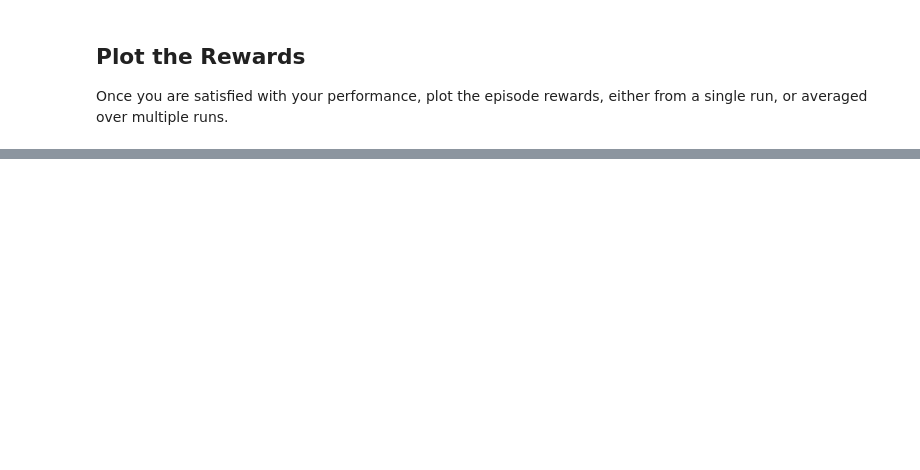
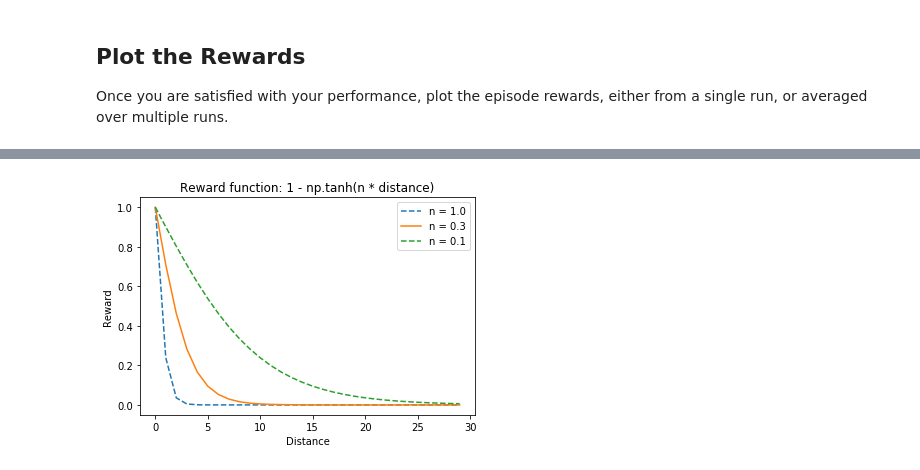
Before and after one commit to PacoHobi/machine-learning, a Jupyter notebook: projects/quadcopter/Quadcopter_Project.ipynb, the cells around one changed output, grey strips where cells are left out. Saved outputs shown, nothing was run; the diff lists cells and outputs as text; code cells hidden in the pictures; blank space fills up the shorter version.

```diff
--- a/projects/quadcopter/Quadcopter_Project.ipynb
+++ b/projects/quadcopter/Quadcopter_Project.ipynb
@@ -404,16 +359,19 @@ For the state of `[x, y, z]` I tried many iterations of the reward function, I'l
 # %%
 x = list(range(30))
 y1 = [1 - np.tanh(distance) for distance in range(30)]
 y2 = [1 - np.tanh(.3 * distance) for distance in range(30)]
 y3 = [1 - np.tanh(.1 * distance) for distance in range(30)]
 
 plt.rcParams['figure.figsize'] = [6, 4]
 plt.plot(x, y1, '--', label='n = 1.0')
 plt.plot(x, y2, '-',  label='n = 0.3')
 plt.plot(x, y3, '--', label='n = 0.1')
-plt.title('Reward function')
+plt.title('Reward function: 1 - np.tanh(n * distance)')
 plt.ylabel('Reward')
-plt.xlabel('Distance');
+plt.xlabel('Distance')
+plt.legend();
+# %% [output]
+[figure, added]
 # %% [markdown]
 **Question 2**: Discuss your agent briefly, using the following questions as a guide:
 
```
Also changed, not shown: parts of 18 cells of this notebook, 2 other files.
